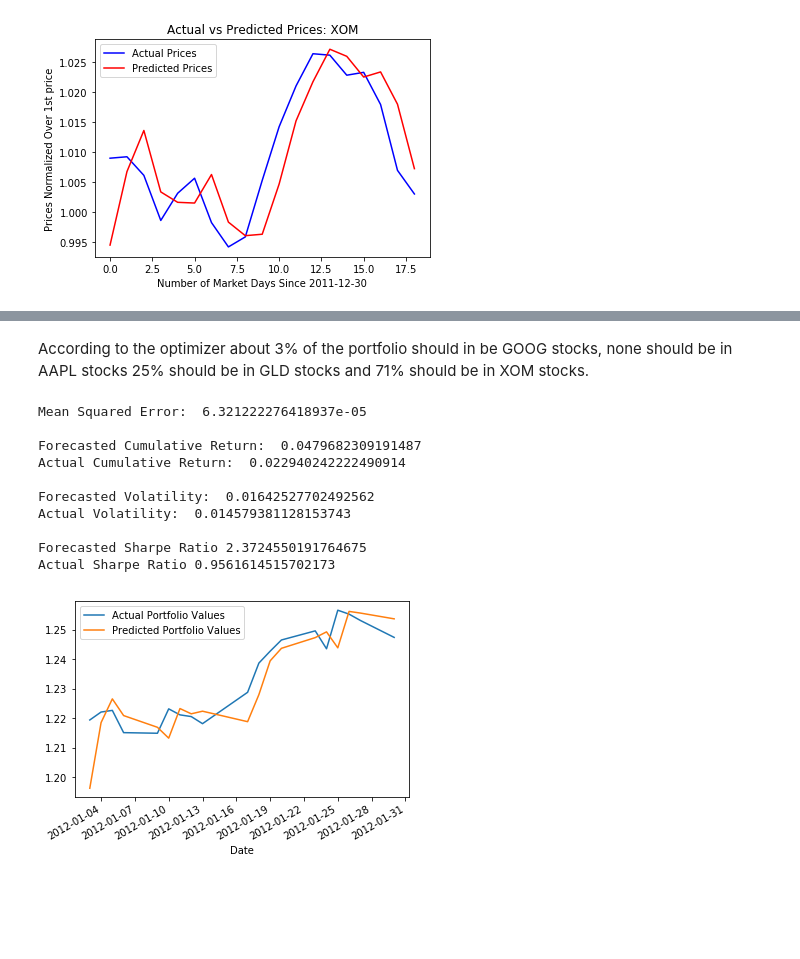
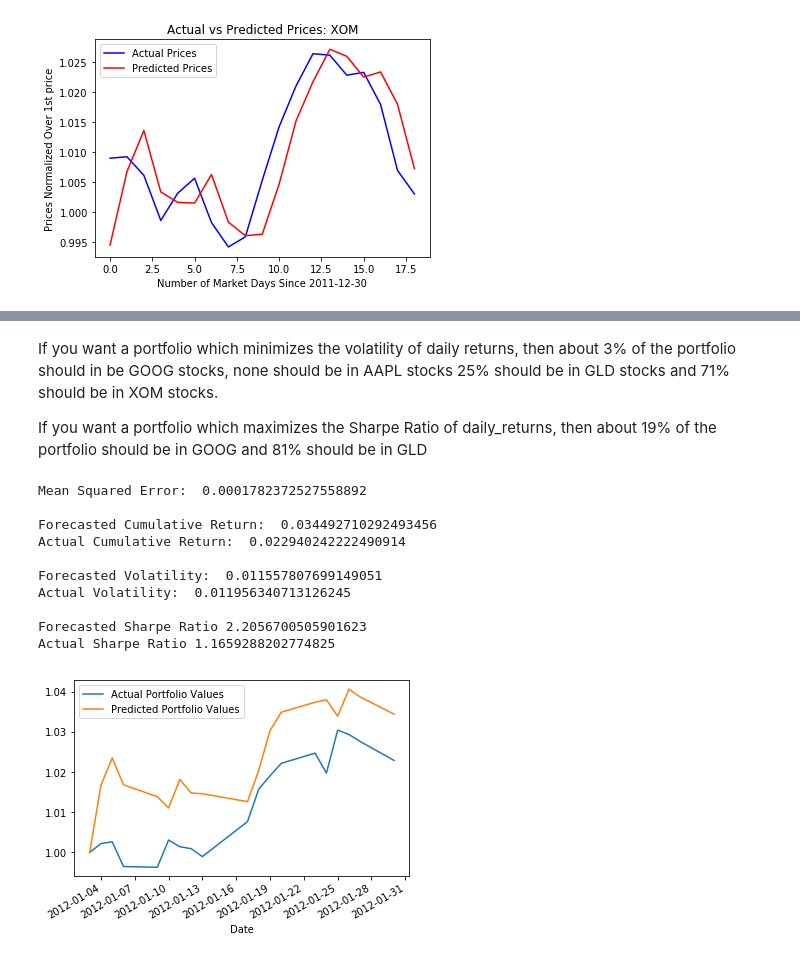
Before and after one commit to JoseMobile/ML4Trading, a Jupyter notebook: Forecasting and Portfolio Optimization.ipynb, the cells around one changed output, grey strips where cells are left out. Cells and saved outputs as stored; diff of their text form; code cells hidden in the pictures; blank space fills up the shorter version.

```diff
--- a/Forecasting and Portfolio Optimization.ipynb
+++ b/Forecasting and Portfolio Optimization.ipynb
@@ -450,7 +450,9 @@ Test MSE: 0.000042
 # %%
-def optimize_portfolio(stock_df):
-    # this function takes a DataFrame (stock_df) as input and returns an array representing
-    # the weights for the portfolio which minimizes the volatility of daily returns
+def optimize_portfolio(stock_df,criteria='volatility'):
+    # this function takes a DataFrame (stock_df) as input and returns the optimal portfolio allocations
+    # the resulting portfolio values based on what criteria you want to optimize on.
+
+    rfr = 0.009 # Risk-Free Rate
 
     def portfolio_vol(alloc, stocks=stock_df):
     #this function returns the standard deviation (Volatility) of the daily returns given the allocation of the portfolio
@@ -462,6 +464,17 @@ def optimize_portfolio(stock_df):
         port_val = alloc_val.sum(1)
         daily_returns = port_val[:-1].values/port_val[1:] - 1
         return np.std(daily_returns)
+
+    def SharpeRatio(alloc,stocks=stock_df):
+    # this function returns the negative of the Sharpe Ratio of the portfolio given the allocations and the stock data
+
+        alloc_val = (stocks/stocks.iloc[0])*alloc
+        port_val = alloc_val.sum(1)
+        cr = port_val.iloc[-1]/port_val.iloc[0]-1
+        SharpeRatio = (cr - rfr)/np.std(port_val)
+
+        return -SharpeRatio
+
     # initial guess for the weights
     l = len(syms)
     allocs = np.ones(l)/l
@@ -473,14 +486,25 @@ def optimize_portfolio(stock_df):
     cons = [{'type':'eq', 'fun':lambda allocs: allocs.sum(0) - 1 }]
 
 
-    print("Now Optimizing")
-    allocs = opt.minimize(portfolio_vol,allocs,method="SLSQP",bounds=bnds,constraints=cons).x
-    alloc_val = (predicts)*allocs
+    if criteria == 'volatility':
+        print("Now Optimizing to Minimize Volatility")
+        allocs = opt.minimize(portfolio_vol,allocs,method="SLSQP",bounds=bnds,constraints=cons).x
+    elif criteria == 'Sharpe Ratio':
+        print("Now Optimizing to Maximize Sharpe Ratio")
+        allocs = opt.minimize(SharpeRatio,allocs,method="SLSQP",bounds=bnds,constraints=cons).x
+
+    alloc_val = (stock_df/stock_df.iloc[0])*allocs
     port_val = alloc_val.sum(1)
-
-
 
     return allocs, port_val
 
 alloc, portfolio = optimize_portfolio(predicts)
+alloc1, portfolio1 = optimize_portfolio(predicts,criteria='Sharpe Ratio')
+print('Optimal Allocation when Minimizing Volatility of Daily Returns: ', alloc)
+print('Optimal Allocation when Maximizing Sharpe Ratio: ', alloc1)
+port = portfolio.values
+port1 = portfolio1.values
+portfolios = pd.DataFrame({'Portfolio Values with minimal Volatility': port \
+                           , 'Portfolio Values with Maximum Sharpe Ratio': port1})
+portfolios.plot()
 # %% [output]
@@ -488,39 +517,42 @@ Now Optimizing
 # %% [markdown]
-According to the optimizer about 3% of the portfolio should in be GOOG stocks, none should be in AAPL stocks 25% should be in
-GLD stocks and 71% should be in XOM stocks.
+If you want a portfolio which minimizes the volatility of daily returns, then about 3% of the portfolio should in be GOOG stocks, none should be in AAPL stocks 25% should be in GLD stocks and 71% should be in XOM stocks.
+
+If you want a portfolio which maximizes the Sharpe Ratio of daily_returns, then about 19% of the portfolio should be in GOOG and 81% should be in GLD
 # %%
+# comparing actual data against forecasted portfolio optimized to for minimal volatility on returns
 actual = prices_norm.loc['2012-01-01':'2012-01-30']
 actual_port = actual*alloc
 actual_portfolio = actual_port.sum(1)
+actual_portfolio = actual_portfolio/actual_portfolio[0]
 actual_val = actual_portfolio.values
 predict_val = portfolio.values
 portfolios = pd.DataFrame({'Date':actual_portfolio.index, 'Actual Portfolio Values': actual_val \
                            , 'Predicted Portfolio Values': predict_val })
 portfolios = portfolios.set_index('Date')
 portfolios.plot()
 rfr = 0.009 # Risk-Free Rate
 pcm = predict_val[-1]/predict_val[0] - 1 # predicted Cumulative Return
 acm = actual_val[-1]/actual_val[0] - 1 # Actual Cumulative Return
 pv = np.std(predict_val) # predicted portfolio volatility
 av = np.std(actual_val) # actual portfolio volatility
 psr = (pcm - rfr)/pv # predicted Sharpe Ratio
 asr = (acm - rfr)/av # actual Sharpe Ratio
 print('Mean Squared Error: ', mean_squared_error(actual_val, predict_val), '\n')
 print('Forecasted Cumulative Return: ', pcm)
 print('Actual Cumulative Return: ', acm, '\n')
 print('Forecasted Volatility: ', pv)
 print('Actual Volatility: ', av, '\n')
 print('Forecasted Sharpe Ratio', psr)
 print('Actual Sharpe Ratio', asr)
 # %% [output]
-Mean Squared Error:  6.321222276418937e-05
+Mean Squared Error:  0.0001782372527558892
 
-Forecasted Cumulative Return:  0.0479682309191487
+Forecasted Cumulative Return:  0.034492710292493456
 Actual Cumulative Return:  0.022940242222490914
 
-Forecasted Volatility:  0.01642527702492562
-Actual Volatility:  0.014579381128153743
+Forecasted Volatility:  0.011557807699149051
+Actual Volatility:  0.011956340713126245
 
-Forecasted Sharpe Ratio 2.3724550191764675
-Actual Sharpe Ratio 0.9561614515702173
+Forecasted Sharpe Ratio 2.2056700505901623
+Actual Sharpe Ratio 1.1659288202774825
-[figure, old version]
+[figure, new version]
```
Also changed, not shown: parts of 6 cells of this notebook.
